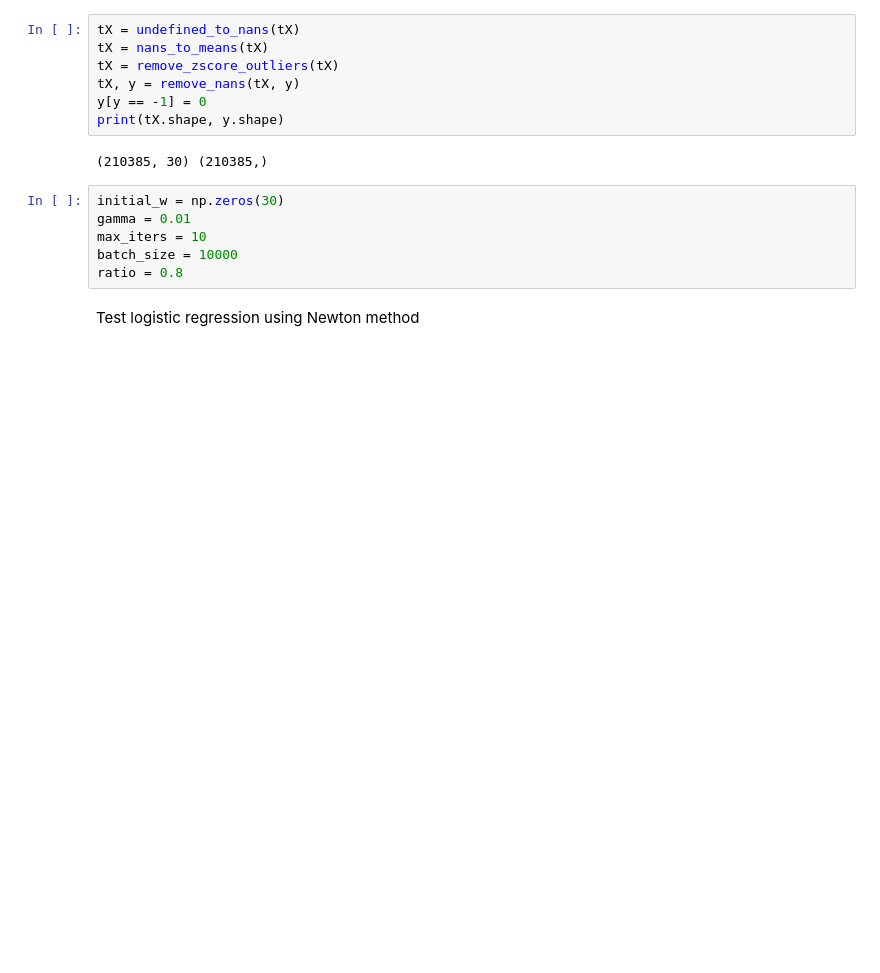
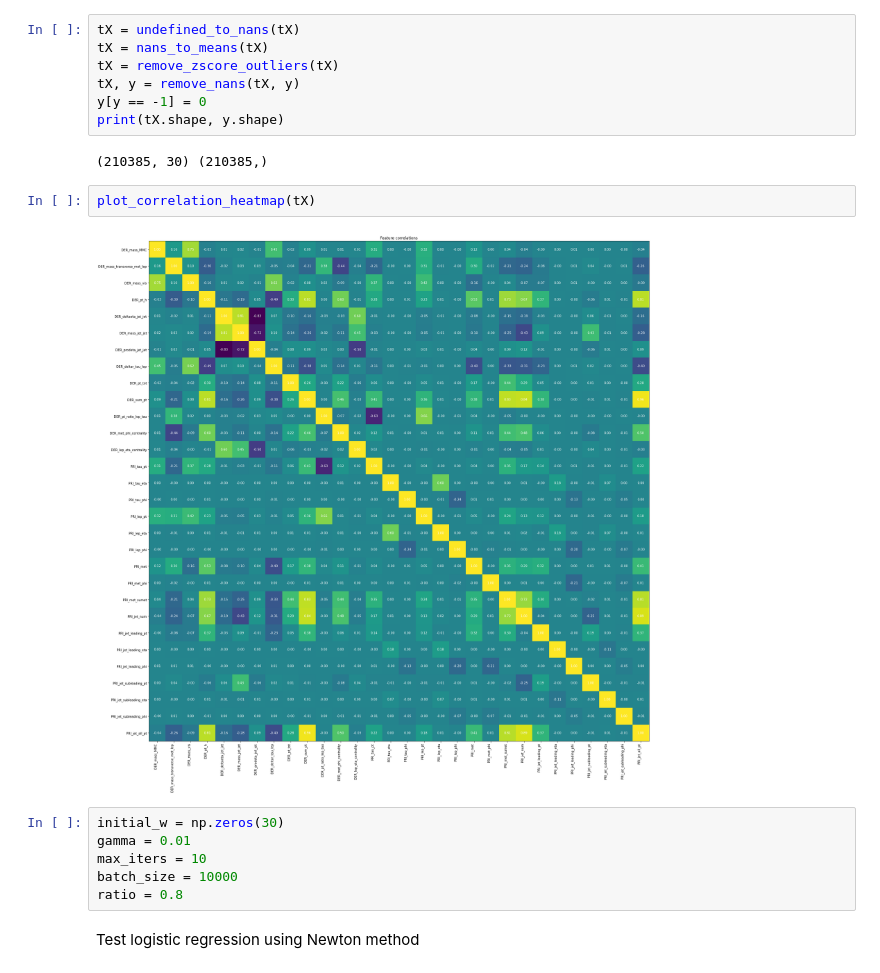
Before and after one commit to CS-433/ml-project-1-bkm, a Jupyter notebook: playground.ipynb, the cells around one changed output. Cells and saved outputs as stored; diff of their text form; blank space fills up the shorter version.

```diff
--- a/playground.ipynb
+++ b/playground.ipynb
@@ -19,6 +22,10 @@ y[y == -1] = 0
 print(tX.shape, y.shape)
 # %% [output]
 (210385, 30) (210385,)
+# %%
+plot_correlation_heatmap(tX)
+# %% [output]
+[figure, added]
 # %%
 initial_w = np.zeros(30)
 gamma = 0.01
```
Also changed, not shown: parts of 5 cells of this notebook.
